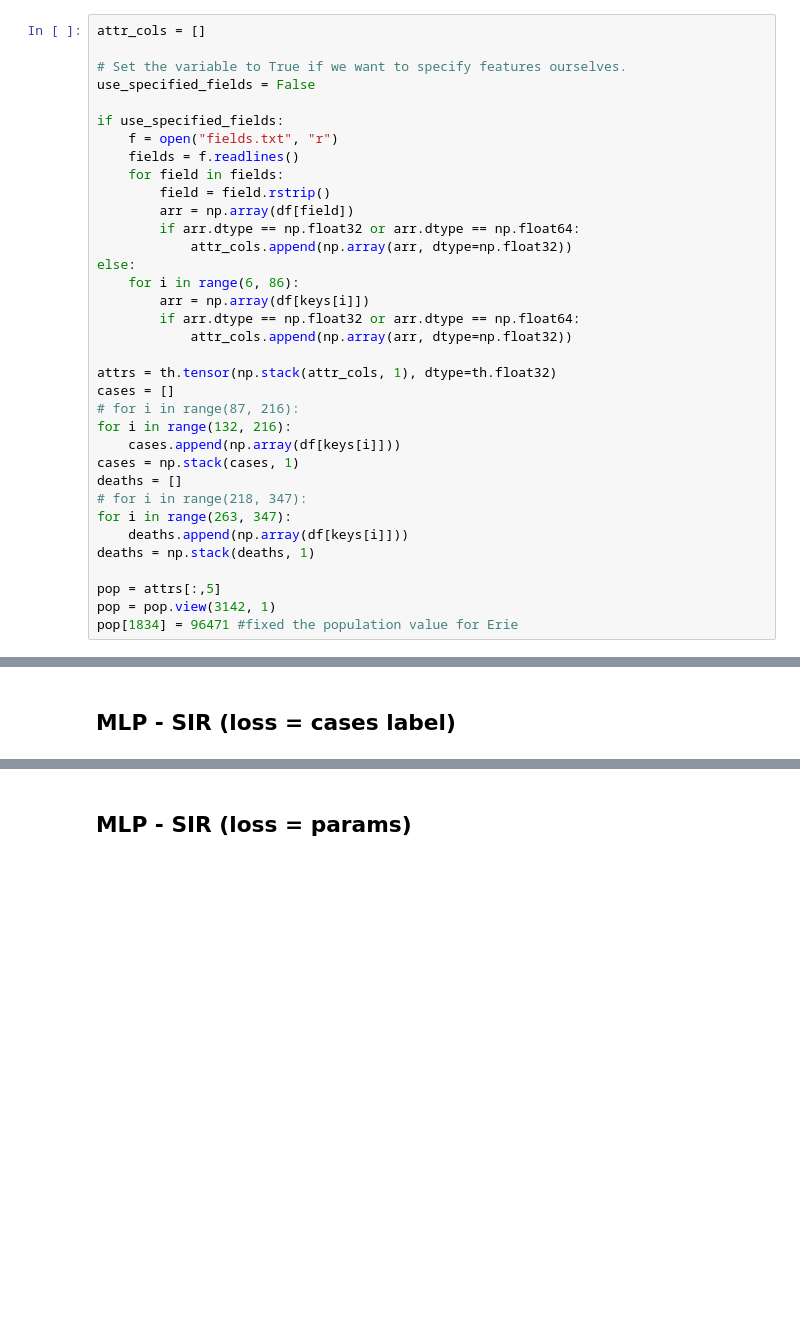
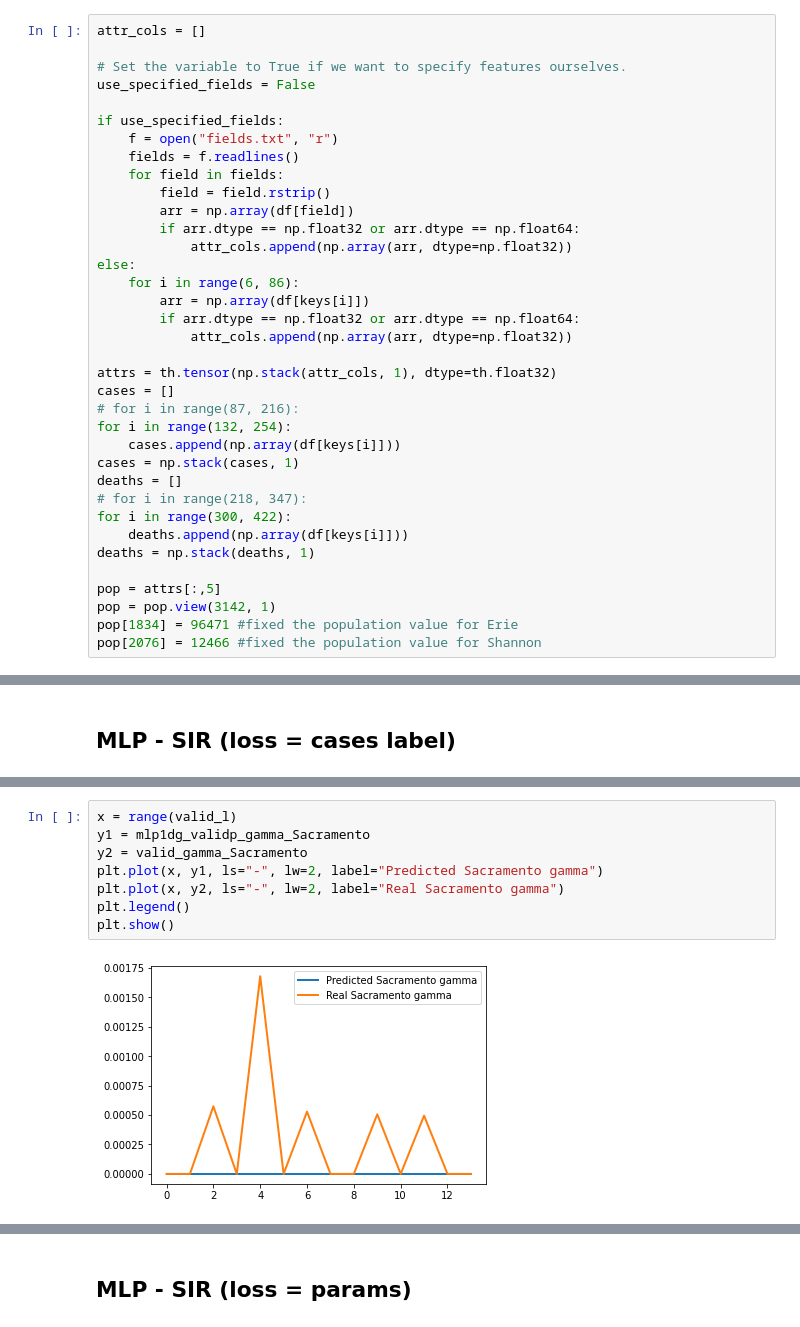
Before and after one commit to yiguanz/epidemic, a Jupyter notebook: covid19-severity-prediction/R0.ipynb, the cells around one changed output, grey strips where cells are left out. Cells and saved outputs as stored; diff of their text form; blank space fills up the shorter version.

```diff
--- a/covid19-severity-prediction/R0.ipynb
+++ b/covid19-severity-prediction/R0.ipynb
@@ -66,18 +90,19 @@ else:
 attrs = th.tensor(np.stack(attr_cols, 1), dtype=th.float32)
 cases = []
 # for i in range(87, 216):
-for i in range(132, 216):
+for i in range(132, 254):
     cases.append(np.array(df[keys[i]]))
 cases = np.stack(cases, 1)
 deaths = []
 # for i in range(218, 347):
-for i in range(263, 347):
+for i in range(300, 422):
     deaths.append(np.array(df[keys[i]]))
 deaths = np.stack(deaths, 1)
 
 pop = attrs[:,5]
 pop = pop.view(3142, 1)
 pop[1834] = 96471 #fixed the population value for Erie
+pop[2076] = 12466 #fixed the population value for Shannon
 # %%
 gamma_lst = []
 beta_lst = []
@@ -547,0 +831,10 @@ plt.show()
+# %%
+x = range(valid_l)
+y1 = mlp1dg_validp_gamma_Sacramento
+y2 = valid_gamma_Sacramento
+plt.plot(x, y1, ls="-", lw=2, label="Predicted Sacramento gamma")
+plt.plot(x, y2, ls="-", lw=2, label="Real Sacramento gamma")
+plt.legend()
+plt.show()
+# %% [output]
+[figure, added]
```
Also changed, not shown: parts of 65 cells of this notebook.
